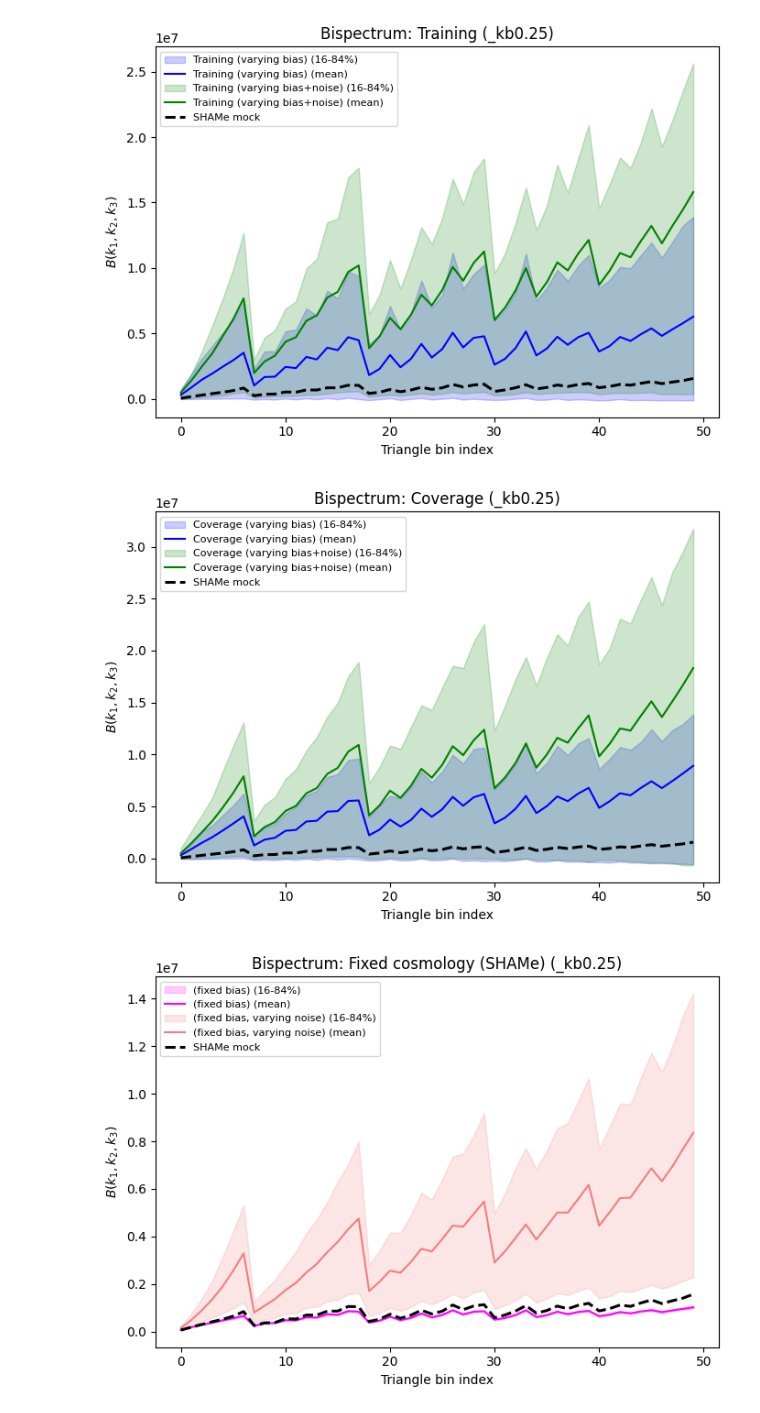
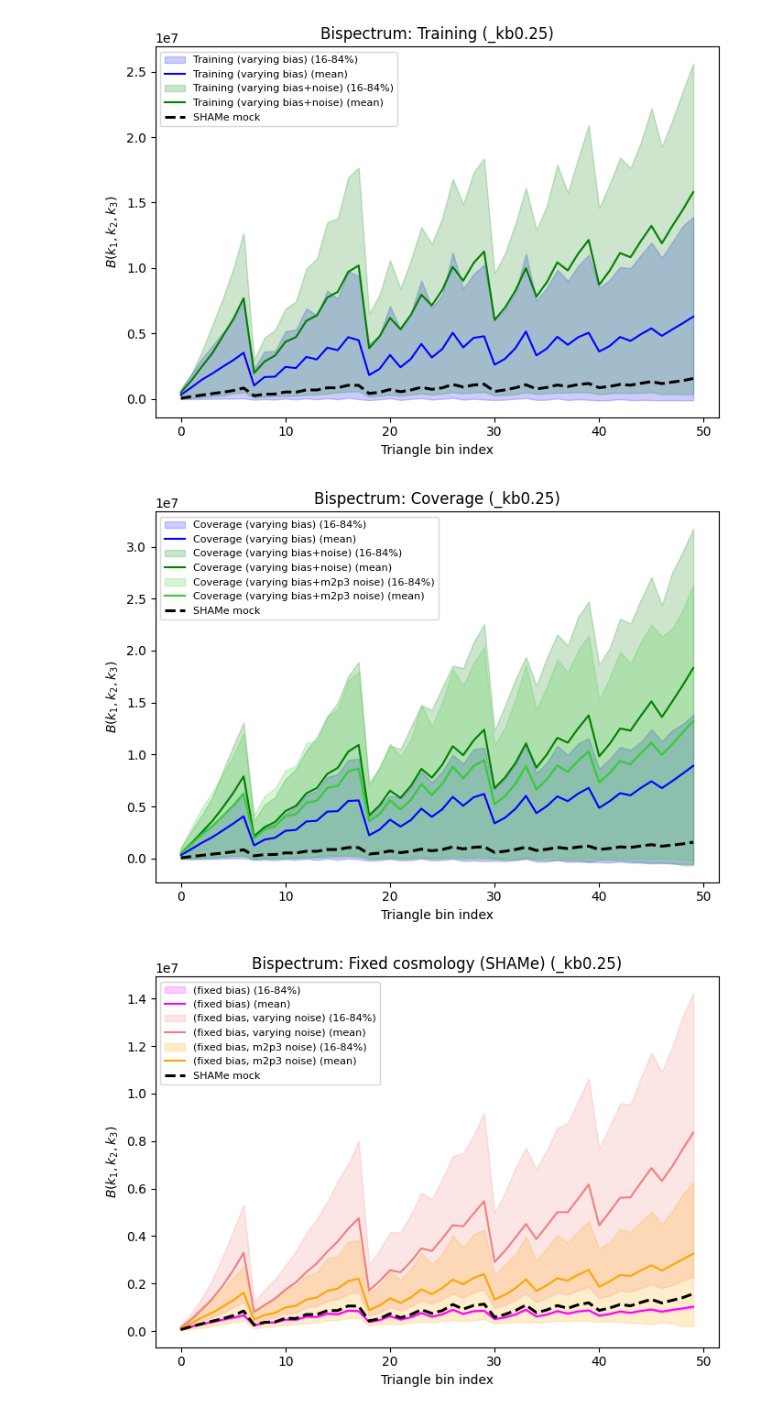
Before and after one commit to kstoreyf/muchisimocks, a Jupyter notebook: notebooks/2026-03-10_load_statistics.ipynb, the cells around one changed output. Saved outputs shown, nothing was run; the diff lists cells and outputs as text; code cells hidden in the pictures.

```diff
--- a/notebooks/2026-03-10_load_statistics.ipynb
+++ b/notebooks/2026-03-10_load_statistics.ipynb
@@ -47,7 +47,9 @@ tag_biasparams_cov = '_biascoverage_p4_n1000'
 # Bias+noise variant (used for the green “varying bias+noise” curves)
 tag_biasparams_nest_noise = '_biasnoisenest_p9_n320000'
 tag_biasparams_cov_noise = '_biasnoisecoverage_p9_n1000'
+tag_biasparams_cov_noisem2 = '_biasnoisem2coverage_p7_n1000'
 tag_biasparams_shame_noise = '_bias_shame_noise_p5_n1000'
+tag_biasparams_shame_noisem2 = '_bias_shame_noisem2_p3_n1000'
 tag_noise = '_noise_unit_p5_n10000'
 tag_noise_coverage = '_noise_unit_coverage_p5_n1000'
 tag_noise_shame = '_noise_unit_shame_p0_n1000'
@@ -56,8 +58,10 @@ tag_noise_shame = '_noise_unit_shame_p0_n1000'
 COLOR_FIXED_BIAS = 'purple'
 COLOR_VARYING_BIAS = 'blue'
 COLOR_VARYING_BIAS_NOISE = 'green'
+COLOR_VARYING_BIAS_NOISE_M2P3 = 'limegreen'
 COLOR_FIXED_COSMO = 'magenta'
 COLOR_FIXED_COSMO_VARYING_NOISE = 'lightcoral'
+COLOR_FIXED_COSMO_M2P3_NOISE = 'orange'
 
 # Plot styles (tunable)
 ALPHA_BAND = 0.20
@@ -551,6 +591,13 @@ k_bispec_cov_vary_noise, bispec_cov_vary_noise, _, _ = data_loader.load_data_muc
 mean_bispec_cv_noise, p16_bispec_cv_noise, p84_bispec_cv_noise = stats_summary(bispec_cov_vary_noise)
 print(f"Coverage varying bias+noise bispec: {bispec_cov_vary_noise.shape}")
 
+# Coverage: varying bias+m2p3 noise
+k_bispec_cov_vary_noisem2, bispec_cov_vary_noisem2, _, _ = data_loader.load_data_muchisimocks(
+    'bispec', tag_params_coverage, tag_biasparams_cov_noisem2, tag_noise=tag_noise_coverage,
+    n_cosmo_max=n_cosmo_max)
+mean_bispec_cv_noisem2, p16_bispec_cv_noisem2, p84_bispec_cv_noisem2 = stats_summary(bispec_cov_vary_noisem2)
+print(f"Coverage varying bias+m2p3 noise bispec: {bispec_cov_vary_noisem2.shape}")
+
 # Fixed cosmology (precomputed)
 k_bispec_shame, bispec_shame_p0, _, _ = data_loader.load_data_muchisimocks(
     'bispec', tag_params_shame_p0, tag_biasparams_fixed, n_cosmo_max=n_cosmo_max)
@@ -563,6 +610,13 @@ k_bispec_shame_noise, bispec_shame_noise, _, _ = data_loader.load_data_muchisimo
     n_cosmo_max=n_cosmo_max)
 mean_bispec_sp_noise, p16_bispec_sp_noise, p84_bispec_sp_noise = stats_summary(bispec_shame_noise)
 print(f"Fixed cosmology bispec (fixed bias, varying noise): {bispec_shame_noise.shape}")
+
+# Fixed cosmology with fixed bias, varying m2p3 noise
+k_bispec_shame_noisem2, bispec_shame_noisem2, _, _ = data_loader.load_data_muchisimocks(
+    'bispec', tag_params_shame_p0, tag_biasparams_shame_noisem2, tag_noise=tag_noise_shame,
+    n_cosmo_max=n_cosmo_max)
+mean_bispec_sp_noisem2, p16_bispec_sp_noisem2, p84_bispec_sp_noisem2 = stats_summary(bispec_shame_noisem2)
+print(f"Fixed cosmology bispec (fixed bias, m2p3 noise): {bispec_shame_noisem2.shape}")
 # %% [output]
 dir_statistics: /scratch/kstoreyf/muchisimocks/data/bispecs_mlib/bispecs_coverage_p5_n1000_biascoverage_p4_n1000
 Loading muchisimocks data from /scratch/kstoreyf/muchisimocks/data/bispecs_mlib/bispecs_coverage_p5_n1000_biascoverage_p4_n1000
@@ -686,6 +741,15 @@ k_bispec_cov_vary_noise_kb, bispec_cov_vary_noise_kb, err_bispec_cv_noise_kb = d
 mean_bispec_cv_noise_kb, p16_bispec_cv_noise_kb, p84_bispec_cv_noise_kb = stats_summary(bispec_cov_vary_noise_kb)
 print(f"Coverage varying bias+noise bispec: {bispec_cov_vary_noise_kb.shape}")
 
+# Coverage: varying bias+m2p3 noise
+k_bispec_cov_vary_noisem2_kb, bispec_cov_vary_noisem2_kb, err_bispec_cv_noisem2_kb, _ = data_loader.load_data_muchisimocks(
+    'bispec', tag_params_coverage, tag_biasparams_cov_noisem2, tag_noise=tag_noise_coverage,
+    n_cosmo_max=n_cosmo_max)
+k_bispec_cov_vary_noisem2_kb, bispec_cov_vary_noisem2_kb, err_bispec_cv_noisem2_kb = data_loader.mask_data(
+    'bispec', tag_mask, k_bispec_cov_vary_noisem2_kb, bispec_cov_vary_noisem2_kb, err_bispec_cv_noisem2_kb)
+mean_bispec_cv_noisem2_kb, p16_bispec_cv_noisem2_kb, p84_bispec_cv_noisem2_kb = stats_summary(bispec_cov_vary_noisem2_kb)
+print(f"Coverage varying bias+m2p3 noise bispec: {bispec_cov_vary_noisem2_kb.shape}")
+
 # Fixed cosmology (precomputed)
 k_bispec_shame_kb, bispec_shame_p0_kb, err_bispec_sp_kb, _ = data_loader.load_data_muchisimocks(
     'bispec', tag_params_shame_p0, tag_biasparams_fixed, n_cosmo_max=n_cosmo_max)
@@ -702,6 +766,15 @@ k_bispec_shame_noise_kb, bispec_shame_noise_kb, err_bispec_sp_noise_kb = data_lo
     'bispec', tag_mask, k_bispec_shame_noise_kb, bispec_shame_noise_kb, err_bispec_sp_noise_kb)
 mean_bispec_sp_noise_kb, p16_bispec_sp_noise_kb, p84_bispec_sp_noise_kb = stats_summary(bispec_shame_noise_kb)
 print(f"Fixed cosmology bispec (fixed bias, varying noise): {bispec_shame_noise_kb.shape}")
+
+# Fixed cosmology with fixed bias, varying m2p3 noise
+k_bispec_shame_noisem2_kb, bispec_shame_noisem2_kb, err_bispec_sp_noisem2_kb, _ = data_loader.load_data_muchisimocks(
+    'bispec', tag_params_shame_p0, tag_biasparams_shame_noisem2, tag_noise=tag_noise_shame,
+    n_cosmo_max=n_cosmo_max)
+k_bispec_shame_noisem2_kb, bispec_shame_noisem2_kb, err_bispec_sp_noisem2_kb = data_loader.mask_data(
+    'bispec', tag_mask, k_bispec_shame_noisem2_kb, bispec_shame_noisem2_kb, err_bispec_sp_noisem2_kb)
+mean_bispec_sp_noisem2_kb, p16_bispec_sp_noisem2_kb, p84_bispec_sp_noisem2_kb = stats_summary(bispec_shame_noisem2_kb)
+print(f"Fixed cosmology bispec (fixed bias, m2p3 noise): {bispec_shame_noisem2_kb.shape}")
 # %% [output]
 dir_statistics: /scratch/kstoreyf/muchisimocks/data/bispecs_mlib/bispecs_coverage_p5_n1000_biascoverage_p4_n1000
 Loading muchisimocks data from /scratch/kstoreyf/muchisimocks/data/bispecs_mlib/bispecs_coverage_p5_n1000_biascoverage_p4_n1000
@@ -741,24 +814,28 @@ plot_fill(ax, x_bispec_cov_kb, mean_bispec_cv_kb, p16_bispec_cv_kb, p84_bispec_c
           COLOR_VARYING_BIAS, 'Coverage (varying bias)')
 plot_fill(ax, x_bispec_cov_kb, mean_bispec_cv_noise_kb, p16_bispec_cv_noise_kb, p84_bispec_cv_noise_kb,
           COLOR_VARYING_BIAS_NOISE, 'Coverage (varying bias+noise)')
+plot_fill(ax, x_bispec_cov_kb, mean_bispec_cv_noisem2_kb, p16_bispec_cv_noisem2_kb, p84_bispec_cv_noisem2_kb,
+          COLOR_VARYING_BIAS_NOISE_M2P3, 'Coverage (varying bias+m2p3 noise)')
 ax.plot(np.arange(len(y_shame_bispec_kb)), y_shame_bispec_kb, color='black', linestyle=SHAME_LINESTYLE, linewidth=SHAME_LINEWIDTH, label='SHAMe mock')
 format_ax(ax, "Bispectrum: Coverage (_kb0.25)", 'Triangle bin index', r'$B(k_1, k_2, k_3)$',
           xlog=False, ylog=False)
 plt.tight_layout()
 plt.show()
 # %% [output]
-[figure, old version]
+[figure, new version]
 # %%
 x_bispec_sp_kb = np.arange(len(mean_bispec_sp_kb))
 fig, ax = plt.subplots(figsize=(7, 5))
 plot_fill(ax, x_bispec_sp_kb, mean_bispec_sp_kb, p16_bispec_sp_kb, p84_bispec_sp_kb,
           COLOR_FIXED_COSMO, '(fixed bias)')
 plot_fill(ax, x_bispec_sp_kb, mean_bispec_sp_noise_kb, p16_bispec_sp_noise_kb, p84_bispec_sp_noise_kb,
           COLOR_FIXED_COSMO_VARYING_NOISE, '(fixed bias, varying noise)')
+plot_fill(ax, x_bispec_sp_kb, mean_bispec_sp_noisem2_kb, p16_bispec_sp_noisem2_kb, p84_bispec_sp_noisem2_kb,
+          COLOR_FIXED_COSMO_M2P3_NOISE, '(fixed bias, m2p3 noise)')
 ax.plot(np.arange(len(y_shame_bispec_kb)), y_shame_bispec_kb, color='black', linestyle=SHAME_LINESTYLE, linewidth=SHAME_LINEWIDTH, label='SHAMe mock')
 format_ax(ax, "Bispectrum: Fixed cosmology (SHAMe) (_kb0.25)", 'Triangle bin index', r'$B(k_1, k_2, k_3)$',
           xlog=False, ylog=False)
 plt.tight_layout()
 plt.show()
 # %% [output]
-[figure, old version]
+[figure, new version]
```
Also changed, not shown: parts of 10 cells of this notebook, 8 other files.
